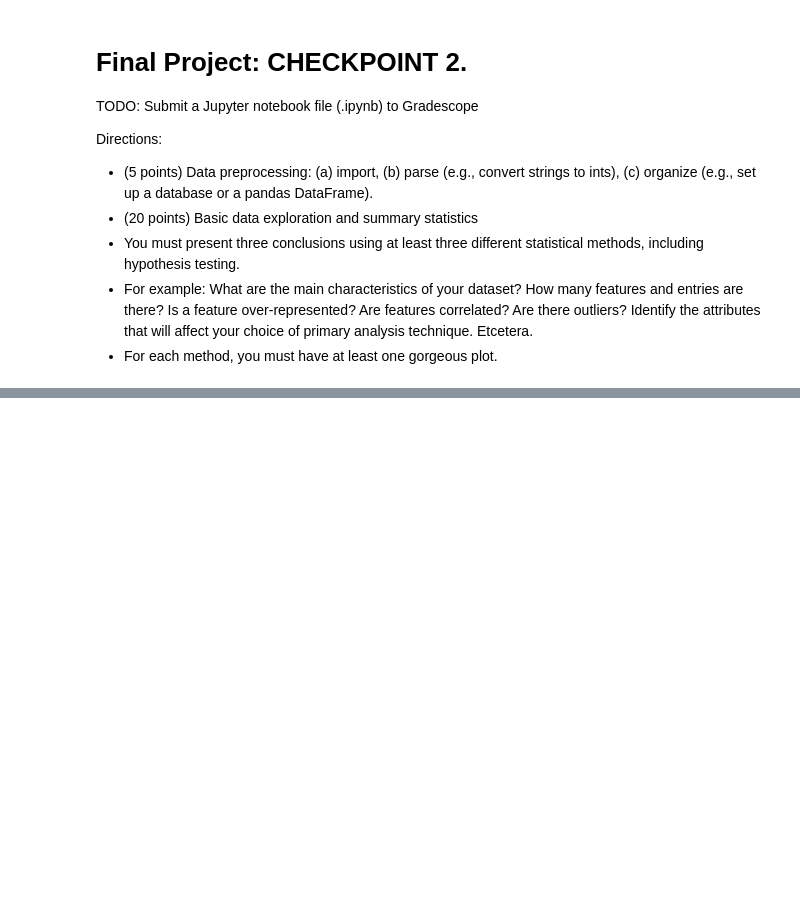
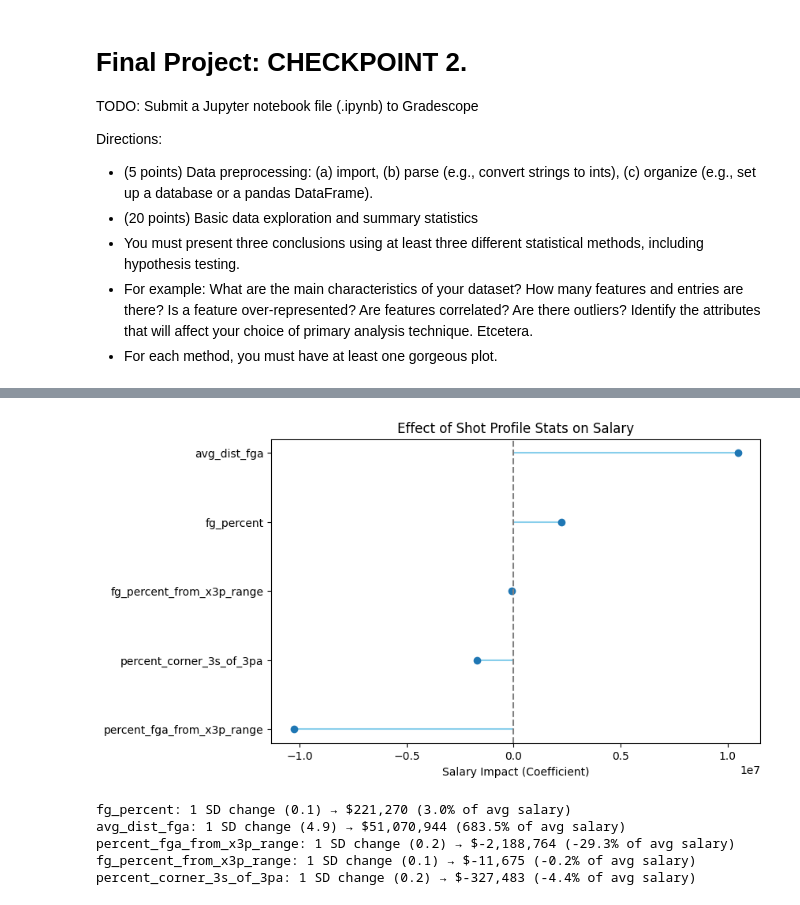
Before and after one commit to kashyapkolukula/CMSC320_S25_Project, a Jupyter notebook: FinalProject.ipynb, the cells around one changed output, grey strips where cells are left out. Cells and saved outputs as stored; diff of their text form; code cells hidden in the pictures; blank space fills up the shorter version.

```diff
--- a/FinalProject.ipynb
+++ b/FinalProject.ipynb
@@ -169,0 +286,60 @@ Notes from cleaning up the data:
+# %%
+# Does Shot Profile Drive Salary?
+# Merge salary into shooting DF
+df = df_player_shooting.merge(salary_long, on=["player", "season"], how="inner")
+df = df.dropna(subset=["Salary"])
+
+# Pick relevant columns
+shot_cols = [
+    'fg_percent',
+    'avg_dist_fga',
+    'percent_fga_from_x3p_range',
+    'fg_percent_from_x3p_range',
+    'percent_corner_3s_of_3pa'
+]
+
+# Drop NaNs in these columns
+shot_df = df[shot_cols + ['Salary']].dropna()
+
+X = shot_df[shot_cols]
+y = shot_df['Salary']
+
+# Fit linear regression
+model = LinearRegression()
+model.fit(X, y)
+
+X_scaled = scaler.fit_transform(X)
+model.fit(X_scaled, y)
+std_coefs_shot = pd.Series(model.coef_, index=X.columns)
+
+coefs_sorted = std_coefs_shot.sort_values()
+
+# Plot
+plt.figure(figsize=(8,5))
+plt.hlines(y=coefs_sorted.index, xmin=0, xmax=coefs_sorted.values, color="skyblue")
+plt.plot(coefs_sorted.values, coefs_sorted.index, "o")
+plt.title("Effect of Shot Profile Stats on Salary")
+plt.xlabel("Salary Impact (Coefficient)")
+plt.axvline(0, color="grey", linestyle="--")
+plt.show()
+
+
+# show the change in salary 1 standard deviation from the mean.
+shot_profile = std_coefs_shot.copy()
+
+mean_salary = y.mean()
+for metric in shot_profile.index:
+    realistic_change = X[metric].std()  # Using 1 standard deviation change
+    dollar_impact = shot_profile[metric] * realistic_change
+    pct_impact = (dollar_impact / mean_salary) * 100
+    print(f"{metric}: 1 SD change ({realistic_change:.1f}) → ${dollar_impact:,.0f} ({pct_impact:.1f}% of avg salary)")
+
+change = shot_profile * X.std()
+change = change.sort_values()
+# %% [output]
+[figure, added]
+fg_percent: 1 SD change (0.1) → $221,270 (3.0% of avg salary)
+avg_dist_fga: 1 SD change (4.9) → $51,070,944 (683.5% of avg salary)
+percent_fga_from_x3p_range: 1 SD change (0.2) → $-2,188,764 (-29.3% of avg salary)
+fg_percent_from_x3p_range: 1 SD change (0.1) → $-11,675 (-0.2% of avg salary)
+percent_corner_3s_of_3pa: 1 SD change (0.2) → $-327,483 (-4.4% of avg salary)
```
Also changed, not shown: parts of 18 cells of this notebook, 1 other file.
